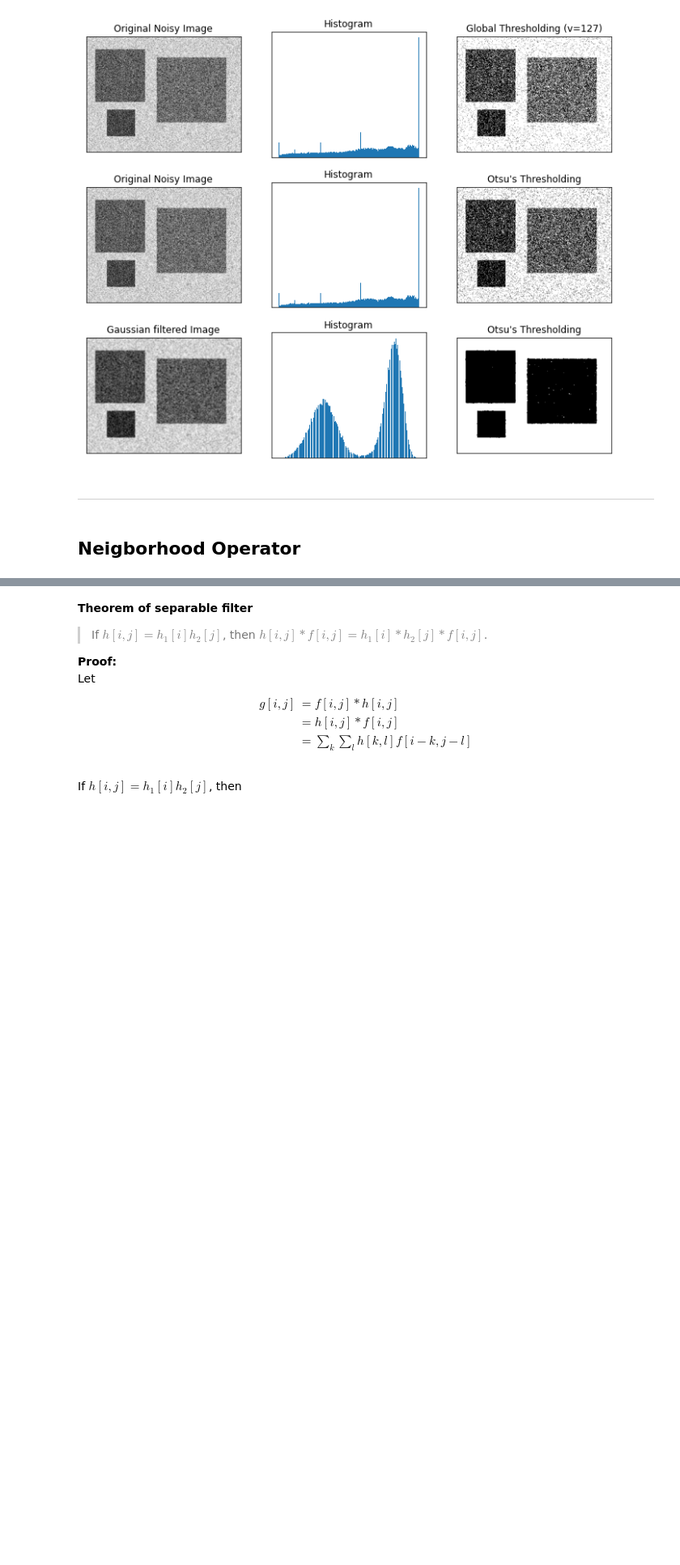
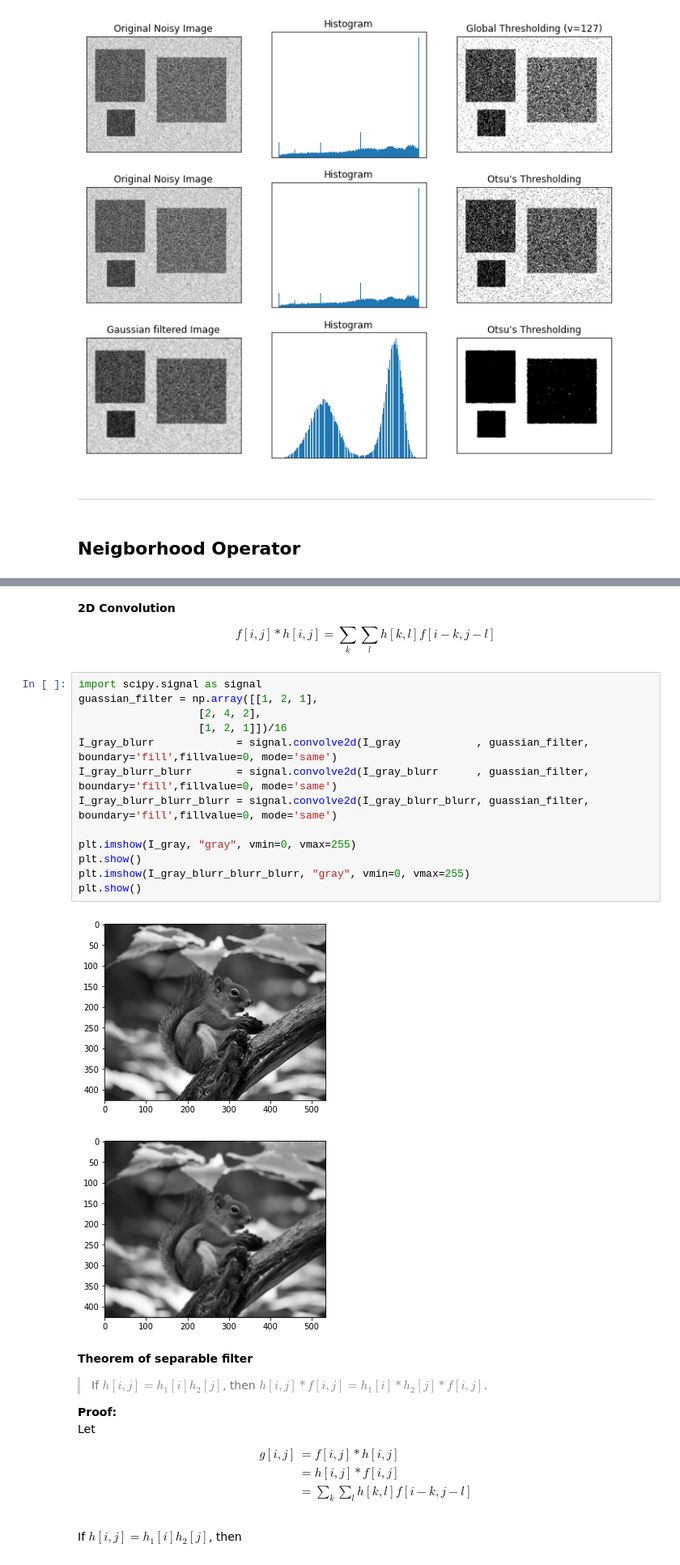
Before and after one commit to Mauhing/TTK4255-robotic-vision-jupyter-book, a Jupyter notebook: L01.ipynb, the cells around one changed output, grey strips where cells are left out. Shown at 81% size. Saved outputs shown, nothing was run; the diff lists cells and outputs as text; blank space fills up the shorter version.

Commit message:
intoduce scipy convolution

```diff
--- a/L01.ipynb
+++ b/L01.ipynb
@@ -264,3 +279,25 @@ plt.show()
+# %% [markdown]
+**2D Convolution**
+
+$$
+f[i,j]*h[i,j] = \sum_k \sum_l h[k,l]f[i-k,j-l]
+$$
+# %%
+import scipy.signal as signal
+guassian_filter = np.array([[1, 2, 1],
+                   [2, 4, 2],
+                   [1, 2, 1]])/16
+I_gray_blurr             = signal.convolve2d(I_gray            , guassian_filter, boundary='fill',fillvalue=0, mode='same')
+I_gray_blurr_blurr       = signal.convolve2d(I_gray_blurr      , guassian_filter, boundary='fill',fillvalue=0, mode='same')
+I_gray_blurr_blurr_blurr = signal.convolve2d(I_gray_blurr_blurr, guassian_filter, boundary='fill',fillvalue=0, mode='same')
+
+plt.imshow(I_gray, "gray", vmin=0, vmax=255)
+plt.show()
+plt.imshow(I_gray_blurr_blurr_blurr, "gray", vmin=0, vmax=255)
+plt.show()
+# %% [output]
+[figure, added]
+[figure, added]
 # %% [markdown]
 **Theorem of separable filter**
 > If $h[i,j] = h_1[i]h_2[j]$, then $h[i,j]*f[i,j] = h_1[i]*h_2[j]*f[i,j]$.
```
Also changed, not shown: parts of 6 cells of this notebook, 5 other files.
